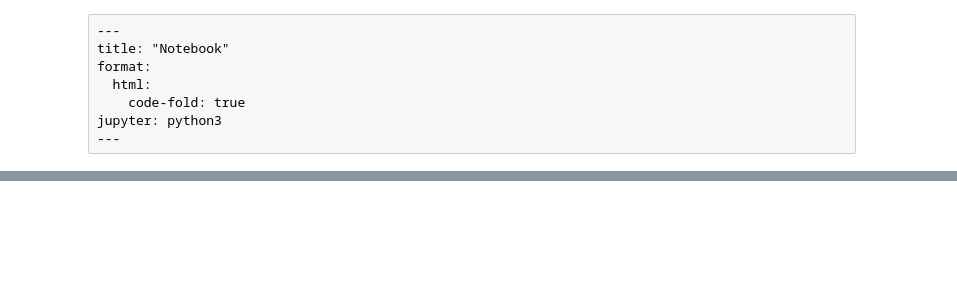
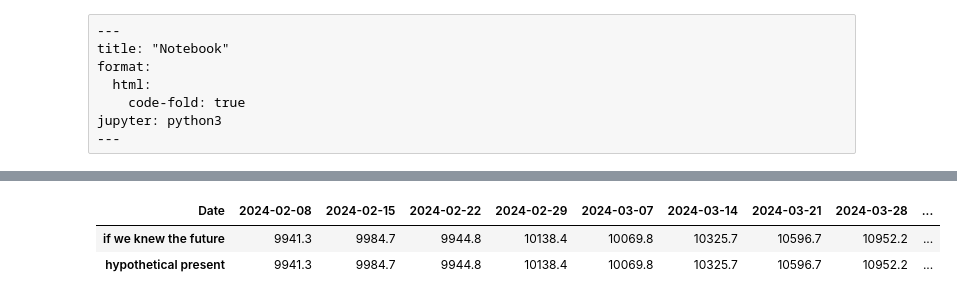
Before and after one commit to romanmmr/stocks_site, a Jupyter notebook: docs/display_data_test.ipynb, the cells around one changed output, grey strips where cells are left out. Cells and saved outputs as stored; diff of their text form; code cells hidden in the pictures; blank space fills up the shorter version.

```diff
--- a/docs/display_data_test.ipynb
+++ b/docs/display_data_test.ipynb
@@ -23 +33,7 @@ Markdown(test_csv.to_markdown(index=False))
+# %%
+table_horizontal(path='arima_fitted_data.csv', column='Close', display_weeks=16)
+# %% [output]
+| Date | 2024-02-08 | 2024-02-15 | 2024-02-22 | 2024-02-29 | 2024-03-07 | 2024-03-14 | 2024-03-21 | 2024-03-28 | ... |
+| if we knew the future | 9941.3 | 9984.7 | 9944.8 | 10138.4 | 10069.8 | 10325.7 | 10596.7 | 10952.2 | ... |
+| hypothetical present | 9941.3 | 9984.7 | 9944.8 | 10138.4 | 10069.8 | 10325.7 | 10596.7 | 10952.2 | ... |
 # %% [markdown]
```
Also changed, not shown: parts of 7 cells of this notebook, 11 other files.
